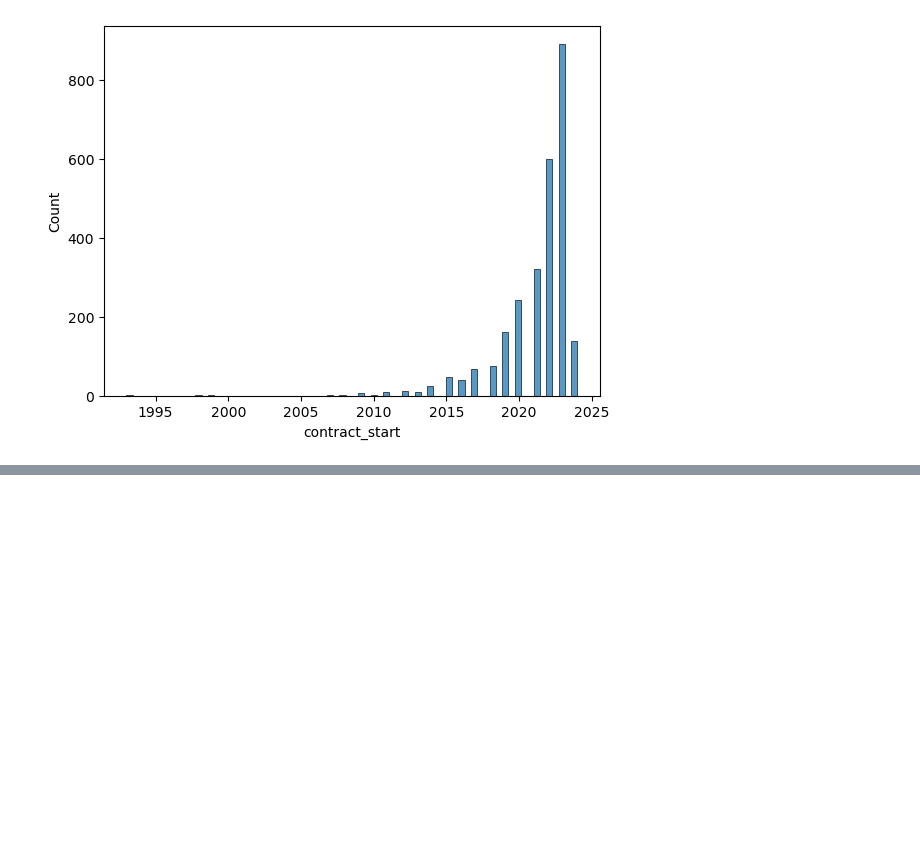
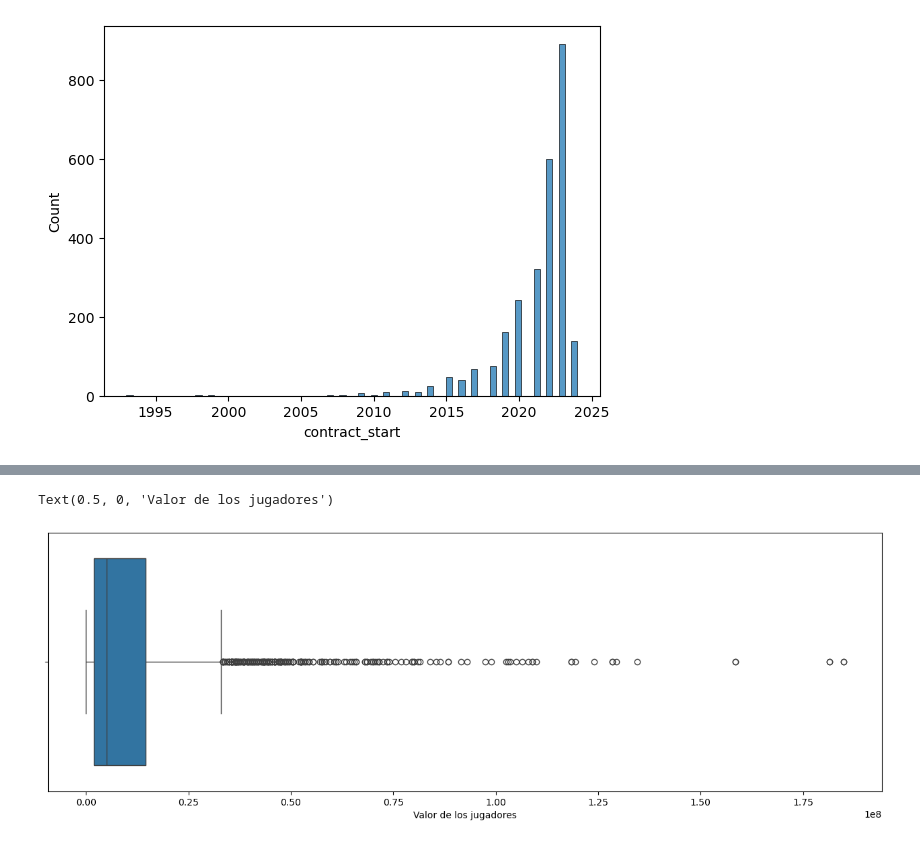
Before and after one commit to javierlara47/TFG, a Jupyter notebook: notebooks/machine_learning.ipynb, the cells around one changed output, grey strips where cells are left out. Cells and saved outputs as stored; diff of their text form; code cells hidden in the pictures; blank space fills up the shorter version.

Commit message:
rango intercuartilico y limpieza columnas height y weight

```diff
--- a/notebooks/machine_learning.ipynb
+++ b/notebooks/machine_learning.ipynb
@@ -236,0 +239,16 @@ sns.histplot(df[df['contract_start']>0]['contract_start'])
+# %%
+def convertir_valores(valores):
+    if 'K' in valores: #Si el valor contiene "K"
+            #Convierte el valor en miles, multiplicandolo por 1000
+            return float(valores.replace('€','').replace('K',''))*1000
+    elif 'M' in valores: #Si el valor contiene "M"
+            #Convierte el valor en millones, multiplicandolo por 1000000
+            return float(valores.replace('€','').replace('M',''))*1000000
+    else:
+            #Si el valor no contiene ni "K" ni "M", elimina "€"
+            return float(valores.replace('€',''))
+# %%
+#Aplicar la funcion anterior a las columnas value,wage y release_clause
+df['value'] = df['value'].apply(convertir_valores)
+df['wage'] = df['wage'].apply(convertir_valores)
+df['release_clause'] = df['release_clause'].apply(convertir_valores)
@@ -236,0 +276,7 @@ sns.histplot(df[df['contract_start']>0]['contract_start'])
+# %%
+plt.figure(figsize=(16,5))
+sns.boxplot(x=df.value)
+plt.xlabel('Valor de los jugadores')
+# %% [output]
+Text(0.5, 0, 'Valor de los jugadores')
+[figure, added]
```
Also changed, not shown: parts of 10 cells of this notebook, 1 other file.
